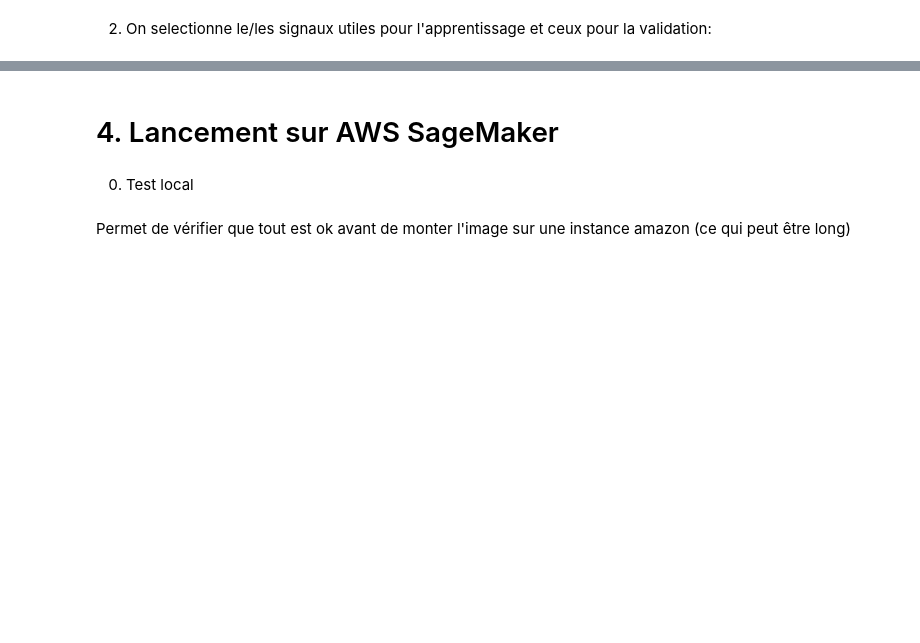
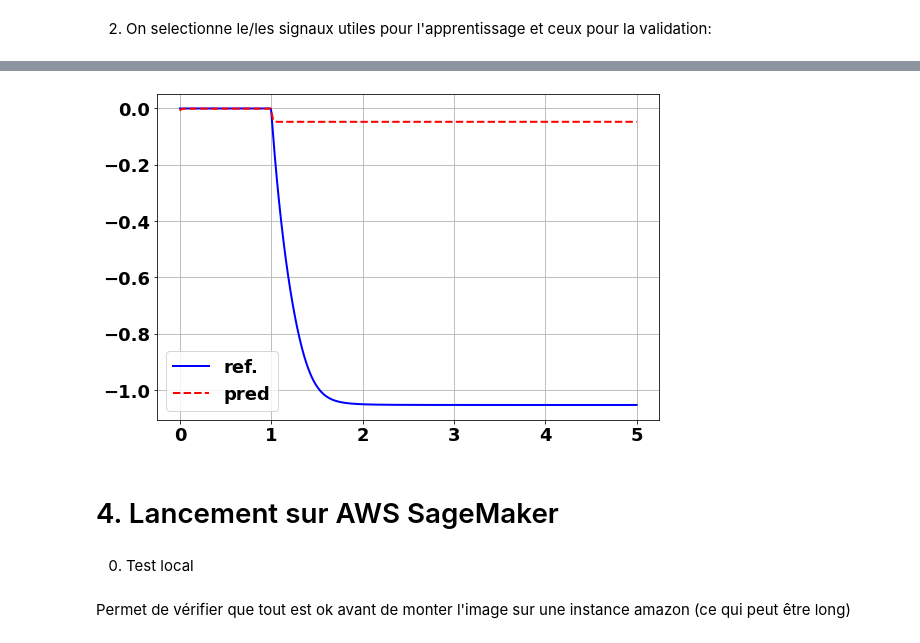
Before and after one commit to TrellixVulnTeam/AI4IA_phase1_python_SSPJ, a Jupyter notebook: experimentation_AI4IA_phase1.ipynb, the cells around one changed output, grey strips where cells are left out. Drawn from its saved outputs; the diff is of its cells as text; code cells hidden in the pictures; blank space fills up the shorter version.

Commit message:
Corrections
Corrections de l'utilisation de load_data_csv

```diff
--- a/experimentation_AI4IA_phase1.ipynb
+++ b/experimentation_AI4IA_phase1.ipynb
@@ -160,7 +185,7 @@ On peut vérifier grâce aux tests unitaire que le modele est valide pour soumis
 rep_data   = "data/DataSet_phase1/"
 file_train = "input4.csv"
 
-t_train,x_train,y_train = load_data_csv(rep_data+file_train)
+t_train,x_train,y_train = load_data_csv(rep_data+file_train,name_time="Time",name_input="Input",names_outputs = ["Output"+str(k) for k in range(1,6)])
 # %%
 retrain = True
 # %%
@@ -182,14 +226,16 @@ for k in range(len(outputs_indexes)):
 # %%
 file_test  = "input1.csv"
-t_test,x_test,y_test = load_data_csv(rep_data+file_test)
+t_test,x_test,y_test = load_data_csv(rep_data+file_test,name_time="Time",name_input="Input",names_outputs = ["Output"+str(k) for k in range(1,6)])
 
 y_pred = model.predict_timeseries(x_test[::Ndecim])
 
 for k in range(len(outputs_indexes)):
     fig,ax = plt.subplots(1,1,figsize=(9,6))
     ax.plot(t_test[::Ndecim],y_test[outputs_indexes[k]][::Ndecim],'b',t_test[::Ndecim],y_pred[k],'--r')
     plt.grid()
     plt.legend(["ref.","pred"])
+# %% [output]
+[figure, added]
 # %% [markdown]
 # 4. Lancement sur AWS SageMaker <a class="anchor" id="4-bullet"></a>
 # %% [markdown]
```
Also changed, not shown: parts of 7 cells of this notebook, 1 other file.
